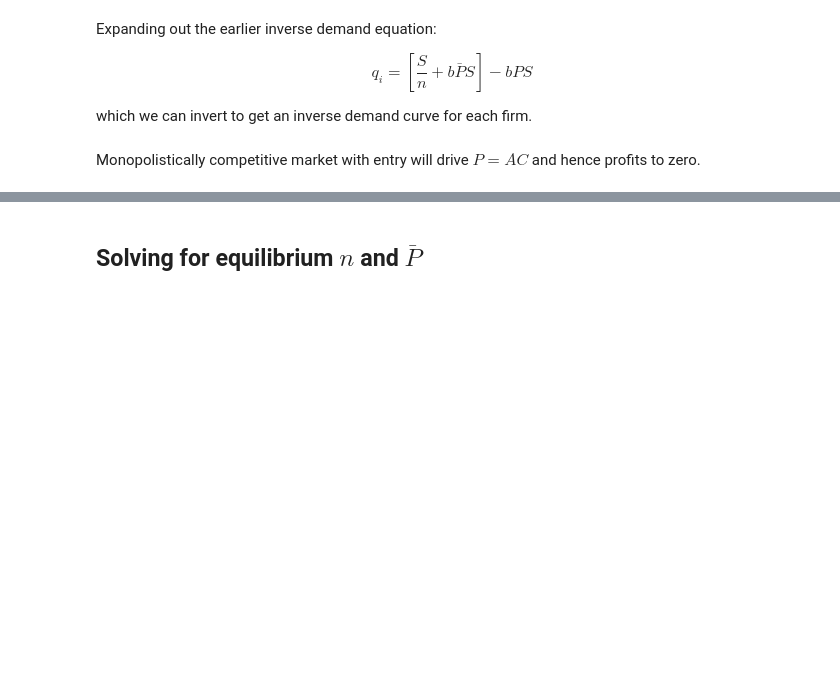
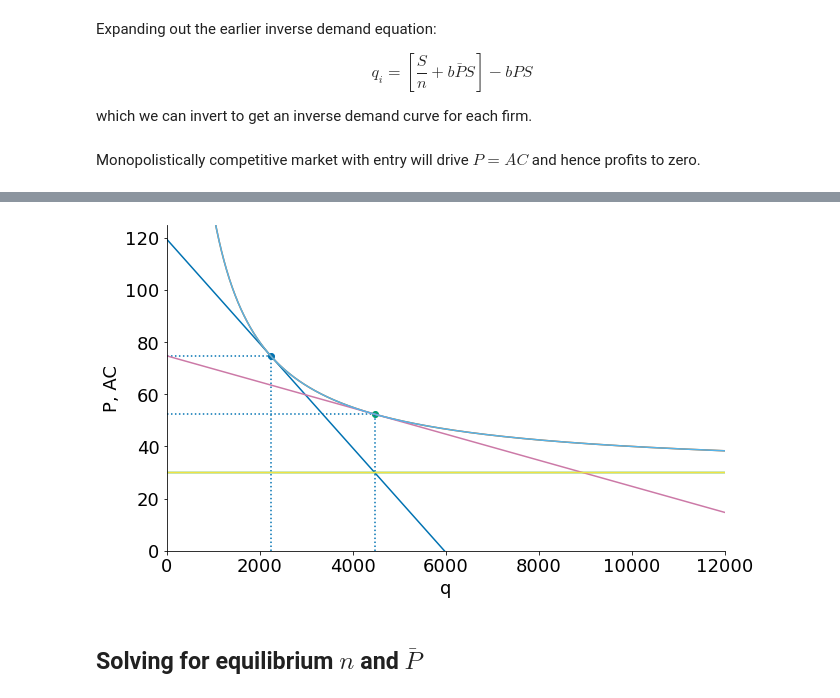
Before and after one commit to jhconning/Econ-Teach, a Jupyter notebook: notebooks/trade/IRS_monopolistic.ipynb, the cells around one changed output, grey strips where cells are left out. Cells and saved outputs as stored; diff of their text form; code cells hidden in the pictures; blank space fills up the shorter version.

```diff
--- a/notebooks/trade/IRS_monopolistic.ipynb
+++ b/notebooks/trade/IRS_monopolistic.ipynb
@@ -77,3 +142,8 @@ firm(S=S/20, F=F, c=c)
+# %%
+firm(S=50000, F=F, c=c)
+firm(S=200000, F=F, c=c)
+# %% [output]
+[figure, added]
 # %% [markdown]
 ## Solving for equilibrium $n$ and $\bar P$
 # %% [markdown]
```
Also changed, not shown: parts of 39 cells of this notebook, 5 other files.
